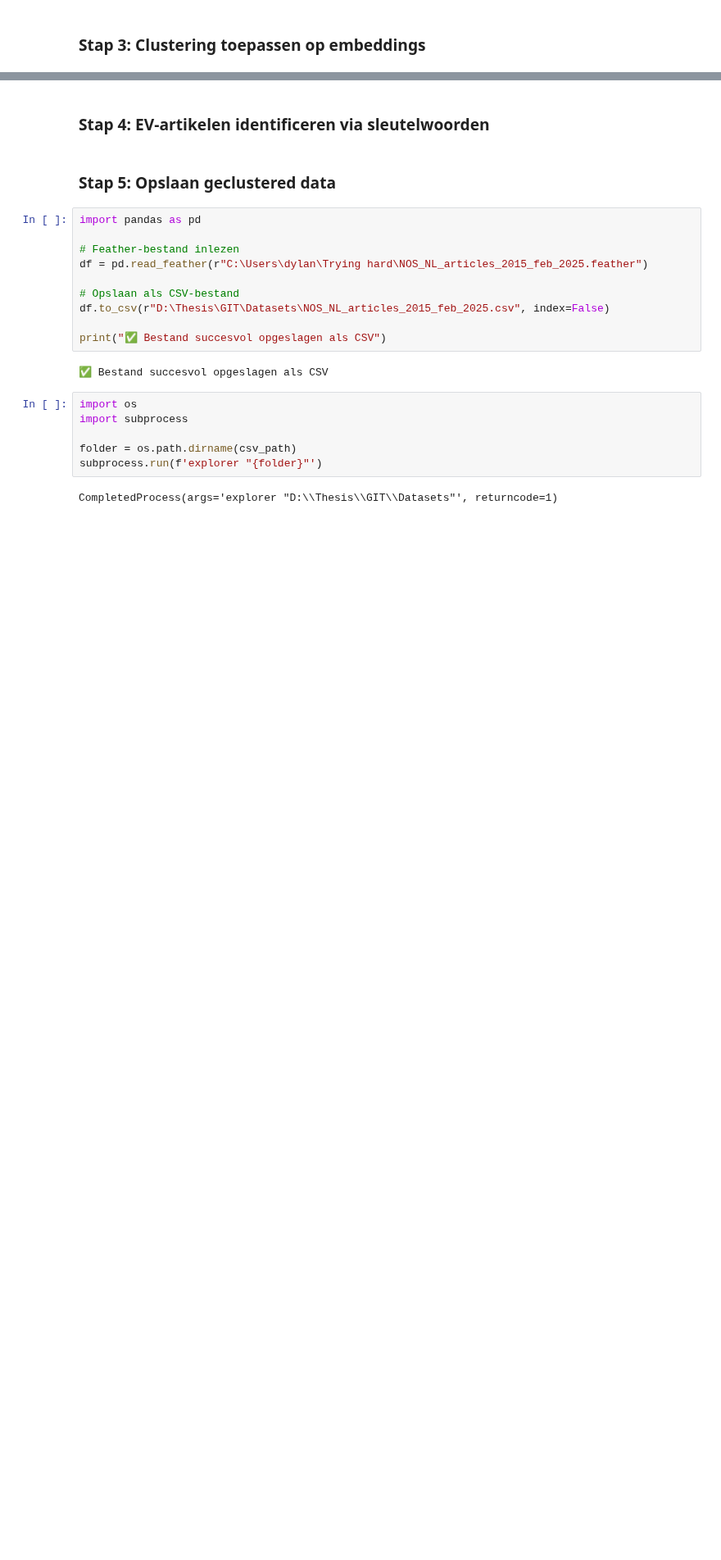
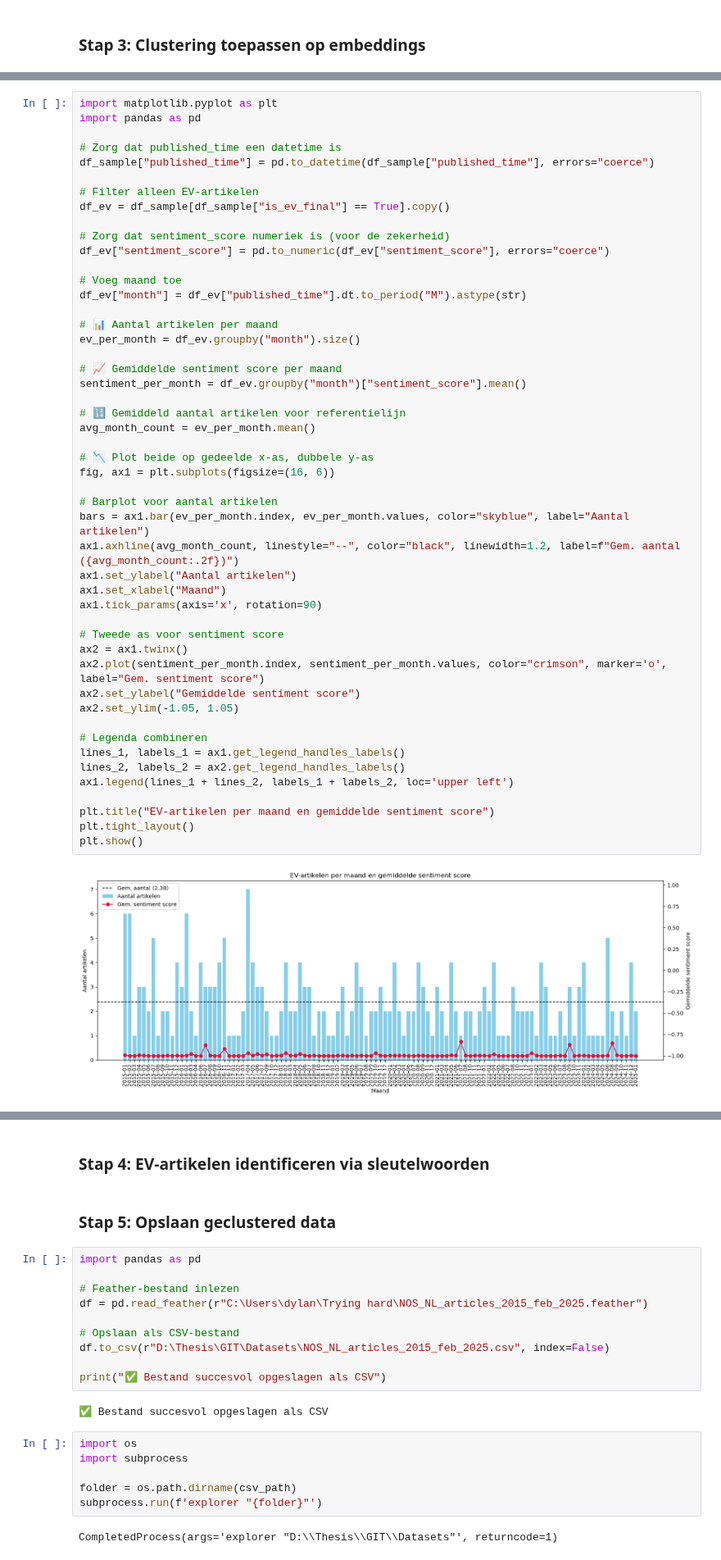
Before and after one commit to DylanHaaz/Tryhard, a Jupyter notebook: Code/Data exploration/NOS2.IPYNB, the cells around one changed output, grey strips where cells are left out. Shown at 82% size. Saved outputs shown, nothing was run; the diff lists cells and outputs as text; blank space fills up the shorter version.

```diff
--- a/Code/Data exploration/NOS2.IPYNB
+++ b/Code/Data exploration/NOS2.IPYNB
@@ -181,3 +262,54 @@ df_sample[['content', 'ev_score', 'is_ev_semantisch', 'is_ev_keyword', 'is_ev_fi
+# %%
+import matplotlib.pyplot as plt
+import pandas as pd
+
+# Zorg dat published_time een datetime is
+df_sample["published_time"] = pd.to_datetime(df_sample["published_time"], errors="coerce")
+
+# Filter alleen EV-artikelen
+df_ev = df_sample[df_sample["is_ev_final"] == True].copy()
+
+# Zorg dat sentiment_score numeriek is (voor de zekerheid)
+df_ev["sentiment_score"] = pd.to_numeric(df_ev["sentiment_score"], errors="coerce")
+
+# Voeg maand toe
+df_ev["month"] = df_ev["published_time"].dt.to_period("M").astype(str)
+
+# 📊 Aantal artikelen per maand
+ev_per_month = df_ev.groupby("month").size()
+
+# 📈 Gemiddelde sentiment score per maand
+sentiment_per_month = df_ev.groupby("month")["sentiment_score"].mean()
+
+# 🔢 Gemiddeld aantal artikelen voor referentielijn
+avg_month_count = ev_per_month.mean()
+
+# 📉 Plot beide op gedeelde x-as, dubbele y-as
+fig, ax1 = plt.subplots(figsize=(16, 6))
+
+# Barplot voor aantal artikelen
+bars = ax1.bar(ev_per_month.index, ev_per_month.values, color="skyblue", label="Aantal artikelen")
+ax1.axhline(avg_month_count, linestyle="--", color="black", linewidth=1.2, label=f"Gem. aantal ({avg_month_count:.2f})")
+ax1.set_ylabel("Aantal artikelen")
+ax1.set_xlabel("Maand")
+ax1.tick_params(axis='x', rotation=90)
+
+# Tweede as voor sentiment score
+ax2 = ax1.twinx()
+ax2.plot(sentiment_per_month.index, sentiment_per_month.values, color="crimson", marker='o', label="Gem. sentiment score")
+ax2.set_ylabel("Gemiddelde sentiment score")
+ax2.set_ylim(-1.05, 1.05)
+
+# Legenda combineren
+lines_1, labels_1 = ax1.get_legend_handles_labels()
+lines_2, labels_2 = ax2.get_legend_handles_labels()
+ax1.legend(lines_1 + lines_2, labels_1 + labels_2, loc='upper left')
+
+plt.title("EV-artikelen per maand en gemiddelde sentiment score")
+plt.tight_layout()
+plt.show()
+# %% [output]
+[figure, added]
 # %%
 from transformers import AutoTokenizer, AutoModelForSequenceClassification, pipeline
 import torch
```
Also changed, not shown: parts of 16 cells of this notebook.
